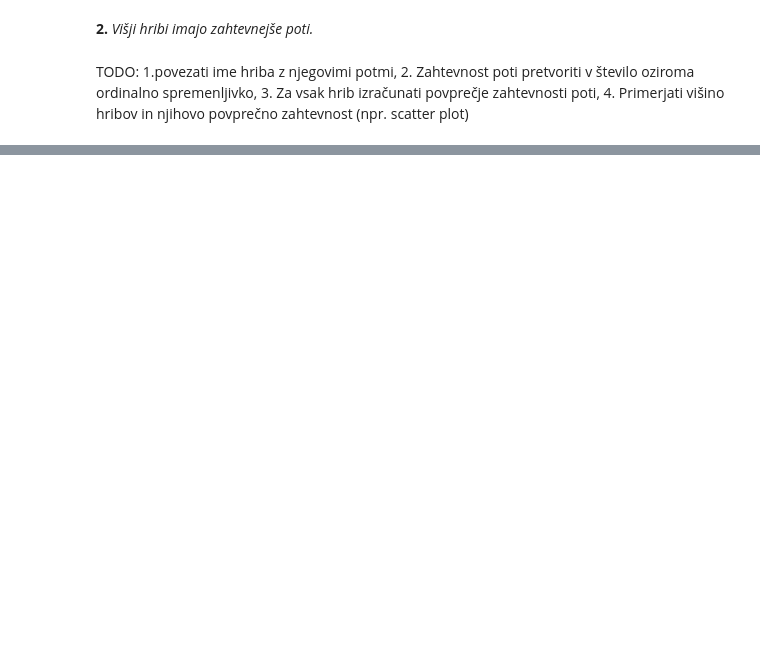
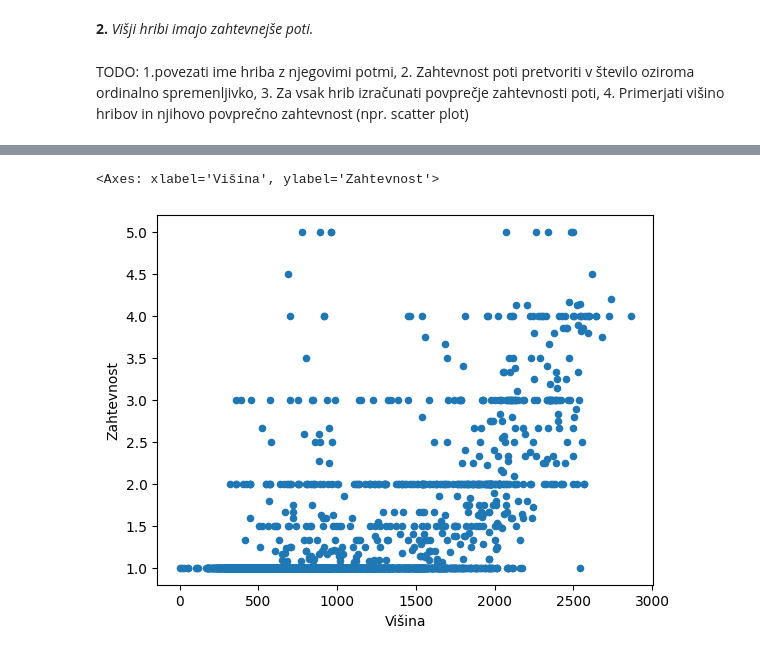
Before and after one commit to AndrazKukovicic/Hribi_projektna_naloga, a Jupyter notebook: Analiza_podatkov.ipynb, the cells around one changed output, grey strips where cells are left out. Drawn from its saved outputs; the diff is of its cells as text; code cells hidden in the pictures; blank space fills up the shorter version.

```diff
--- a/Analiza_podatkov.ipynb
+++ b/Analiza_podatkov.ipynb
@@ -99,0 +99,39 @@ TODO: 1.povezati ime hriba z njegovimi potmi,
+# %%
+
+poti_zahtevnost = poti.Zahtevnost.replace(
+    ['lahka označena pot','lahka neoznačena steza',
+'lahka označena pot, lahka neoznačena steza', 'lahka neoznačena steza, lahka označena pot',
+'lahka označena pot, lahka označena pot'], 1).replace(
+    ['delno zahtevna označena pot', 'delno zahtevna neoznačena pot',
+'lahko brezpotje', 'lahka označena pot, lahko brezpotje',
+'lahko brezpotje, lahka označena pot', 'delno zahtevna označena pot, lahka neoznačena steza',
+'delno zahtevna neoznačena pot, lahka označena pot', 'delno zahtevna označena pot, delno zahtevna neoznačena pot',
+'delno zahtevna označena pot, lahko brezpotje', 'lahko brezpotje, delno zahtevna označena pot',
+'lahka označena pot, delno zahtevna neoznačena pot', 'lahko brezpotje, lahka neoznačena steza',
+'delno zahtevna neoznačena pot, lahko brezpotje', 'lahka označena pot, delno zahtevna označena pot',
+'delno zahtevna neoznačena pot, delno zahtevna označena pot', 'lahka neoznačena steza, delno zahtevna označena pot',
+'lahka neoznačena steza, delno zahtevna neoznačena pot','lahka neoznačena steza, lahko brezpotje'], 2).replace(
+    ['zahtevna označena pot', 'zahtevna neoznačena steza',
+'zahtevno brezpotje', 'zahtevno brezpotje, zahtevna označena pot',
+'lahka neoznačena steza, zahtevno brezpotje', 'zahtevna označena pot, delno zahtevna neoznačena pot',
+'lahka neoznačena steza, zahtevna označena pot', 'lahka označena pot, zahtevna označena pot',
+'lahko brezpotje, zahtevna označena pot', 'zahtevna neoznačena steza, lahko brezpotje',
+'zahtevna označena pot, lahka neoznačena steza', 'delno zahtevna označena pot, zahtevno brezpotje',
+'lahka označena pot, zahtevno brezpotje', 'zahtevna označena pot, lahko brezpotje',
+'delno zahtevna neoznačena pot, zahtevna označena pot', 'zahtevna označena pot, zahtevno brezpotje',
+'zahtevna neoznačena steza, lahka označena pot', 'zahtevno brezpotje, zahtevna neoznačena steza',
+'zahtevna neoznačena steza, zahtevna označena pot'], 3).replace(
+    ['zelo zahtevna označena pot', 'zelo zahtevna neoznačena steza',
+'zelo zahtevno brezpotje', 'zelo zahtevna označena pot, zahtevno brezpotje',
+'zelo zahtevna označena pot, lahko brezpotje', 'zelo zahtevna označena pot, zahtevna neoznačena steza',
+'zelo zahtevna označena pot, delno zahtevna neoznačena pot', 'lahka neoznačena steza, zelo zahtevna označena pot',
+'delno zahtevna označena pot, zelo zahtevno brezpotje', 'zahtevno brezpotje, zelo zahtevna označena pot',
+'lahko brezpotje, zelo zahtevna označena pot', 'zelo zahtevna neoznačena steza, lahko brezpotje',
+'zelo zahtevna označena pot, lahka neoznačena steza', 'zelo zahtevna označena pot, zelo zahtevno brezpotje',
+'zelo zahtevna neoznačena steza, zahtevna označena pot'], 4).replace(
+    ['izjemno zahtevna označena pot', 'alpinistični vzpon',
+'izjemno zahtevna označena pot, lahko brezpotje'], 5).replace('ni podatka', pd.NA)
+
+
+poti_na_hrib = poti_zahtevnost.groupby('Ime').mean()
+print(poti_na_hrib)
@@ -99,0 +152,3 @@ TODO: 1.povezati ime hriba z njegovimi potmi,
+# %%
+skupaj_zahtevnost = pd.merge(poti_na_hrib, hribi, left_on='Ime', right_on='Ime')
+skupaj_zahtevnost
@@ -99,0 +170,5 @@ TODO: 1.povezati ime hriba z njegovimi potmi,
+# %%
+skupaj_zahtevnost.plot.scatter('Višina', 'Zahtevnost')
+# %% [output]
+<Axes: xlabel='Višina', ylabel='Zahtevnost'>
+[figure, added]
```
Also changed, not shown: parts of 7 cells of this notebook.
